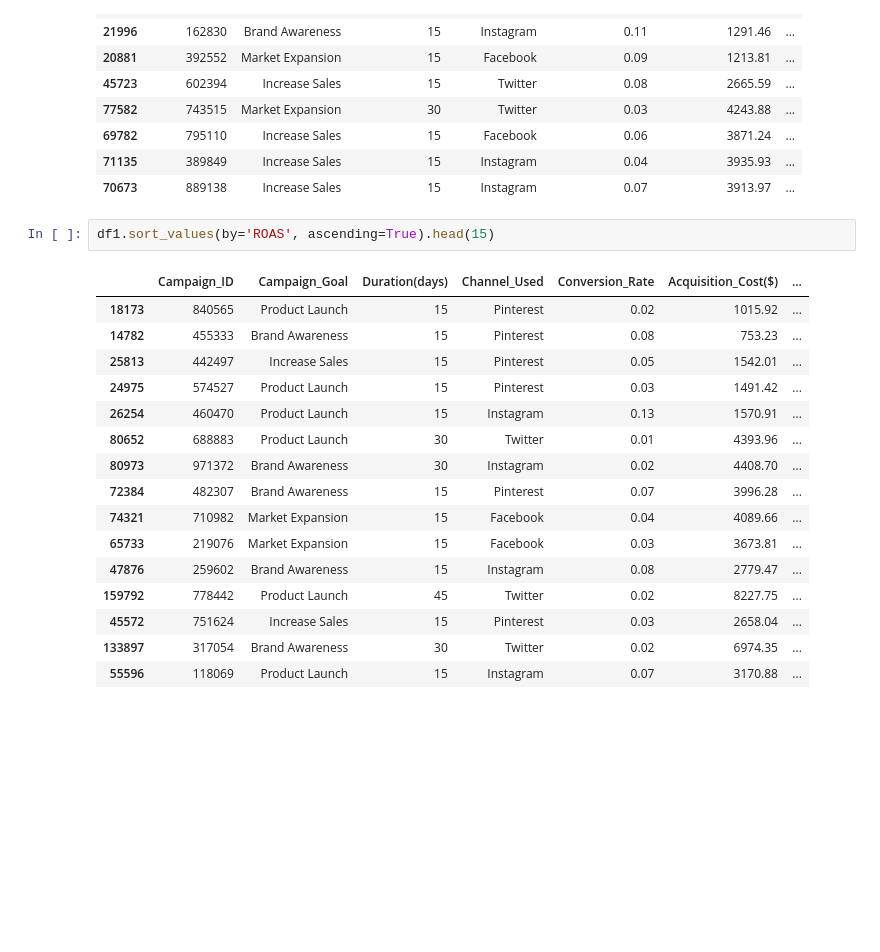
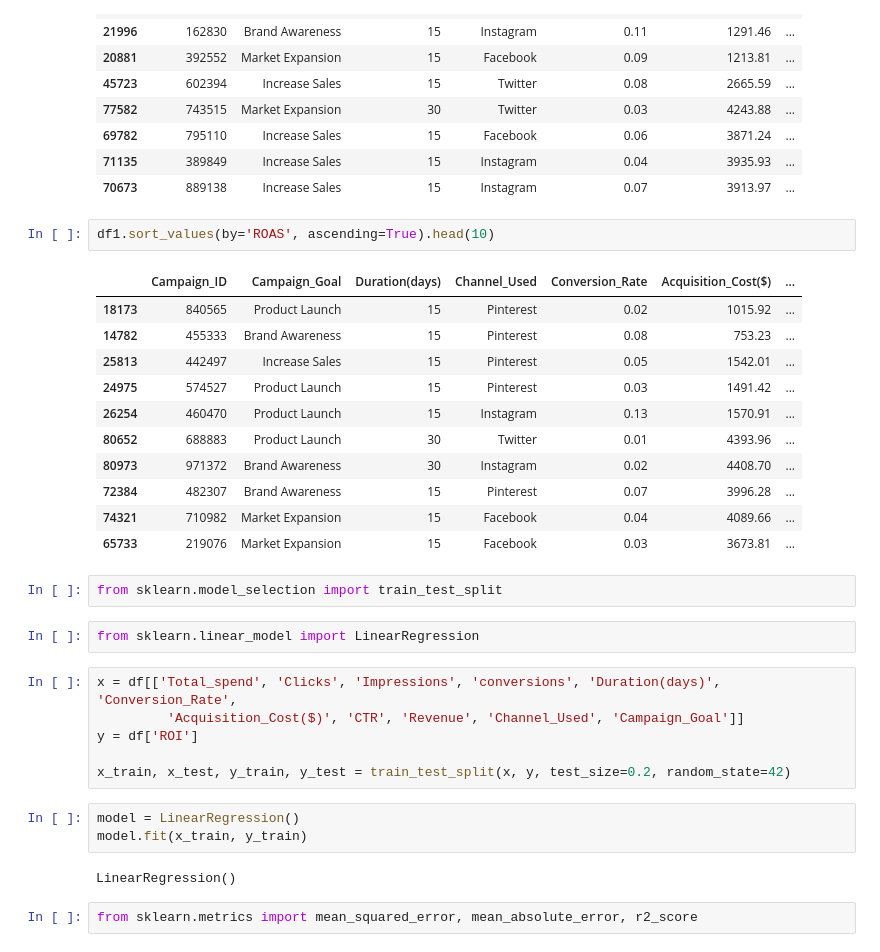
Before and after one commit to Rana0075/campaign-roi-analytics, a Jupyter notebook: EDA_ROI.ipynb, the cells around one changed output. Drawn from its saved outputs; the diff is of its cells as text; blank space fills up the shorter version.

```diff
--- a/EDA_ROI.ipynb
+++ b/EDA_ROI.ipynb
@@ -249,21 +227,33 @@ df1.sort_values(by='ROAS', ascending=False).head(10)
 | 71135 | 389849 | Increase Sales | 15 | Instagram | 0.04 | 3935.93 | ... |
 | 70673 | 889138 | Increase Sales | 15 | Instagram | 0.07 | 3913.97 | ... |
 # %%
-df1.sort_values(by='ROAS', ascending=True).head(15)
+df1.sort_values(by='ROAS', ascending=True).head(10)
 # %% [output]
 |  | Campaign_ID | Campaign_Goal | Duration(days) | Channel_Used | Conversion_Rate | Acquisition_Cost($) | ... |
 | 18173 | 840565 | Product Launch | 15 | Pinterest | 0.02 | 1015.92 | ... |
 | 14782 | 455333 | Brand Awareness | 15 | Pinterest | 0.08 | 753.23 | ... |
 | 25813 | 442497 | Increase Sales | 15 | Pinterest | 0.05 | 1542.01 | ... |
 | 24975 | 574527 | Product Launch | 15 | Pinterest | 0.03 | 1491.42 | ... |
 | 26254 | 460470 | Product Launch | 15 | Instagram | 0.13 | 1570.91 | ... |
 | 80652 | 688883 | Product Launch | 30 | Twitter | 0.01 | 4393.96 | ... |
 | 80973 | 971372 | Brand Awareness | 30 | Instagram | 0.02 | 4408.70 | ... |
 | 72384 | 482307 | Brand Awareness | 15 | Pinterest | 0.07 | 3996.28 | ... |
 | 74321 | 710982 | Market Expansion | 15 | Facebook | 0.04 | 4089.66 | ... |
 | 65733 | 219076 | Market Expansion | 15 | Facebook | 0.03 | 3673.81 | ... |
-| 47876 | 259602 | Brand Awareness | 15 | Instagram | 0.08 | 2779.47 | ... |
-| 159792 | 778442 | Product Launch | 45 | Twitter | 0.02 | 8227.75 | ... |
-| 45572 | 751624 | Increase Sales | 15 | Pinterest | 0.03 | 2658.04 | ... |
-| 133897 | 317054 | Brand Awareness | 30 | Twitter | 0.02 | 6974.35 | ... |
-| 55596 | 118069 | Product Launch | 15 | Instagram | 0.07 | 3170.88 | ... |
+# %%
+from sklearn.model_selection import train_test_split
+# %%
+from sklearn.linear_model import LinearRegression
+# %%
+x = df[['Total_spend', 'Clicks', 'Impressions', 'conversions', 'Duration(days)', 'Conversion_Rate',
+         'Acquisition_Cost($)', 'CTR', 'Revenue', 'Channel_Used', 'Campaign_Goal']]
+y = df['ROI']
+
+x_train, x_test, y_train, y_test = train_test_split(x, y, test_size=0.2, random_state=42)
+# %%
+model = LinearRegression()
+model.fit(x_train, y_train)
+# %% [output]
+LinearRegression()
+# %%
+from sklearn.metrics import mean_squared_error, mean_absolute_error, r2_score
```
Also changed, not shown: parts of 19 cells of this notebook.
